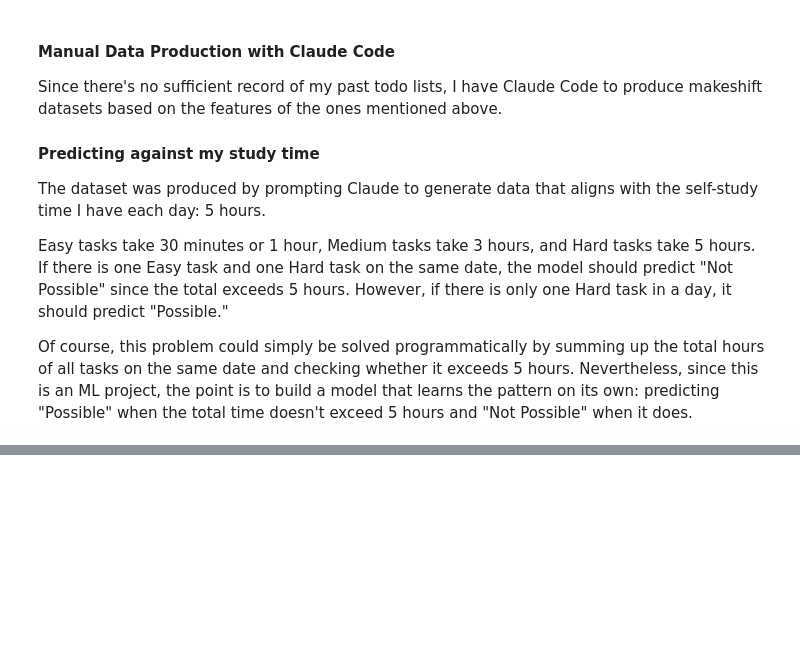
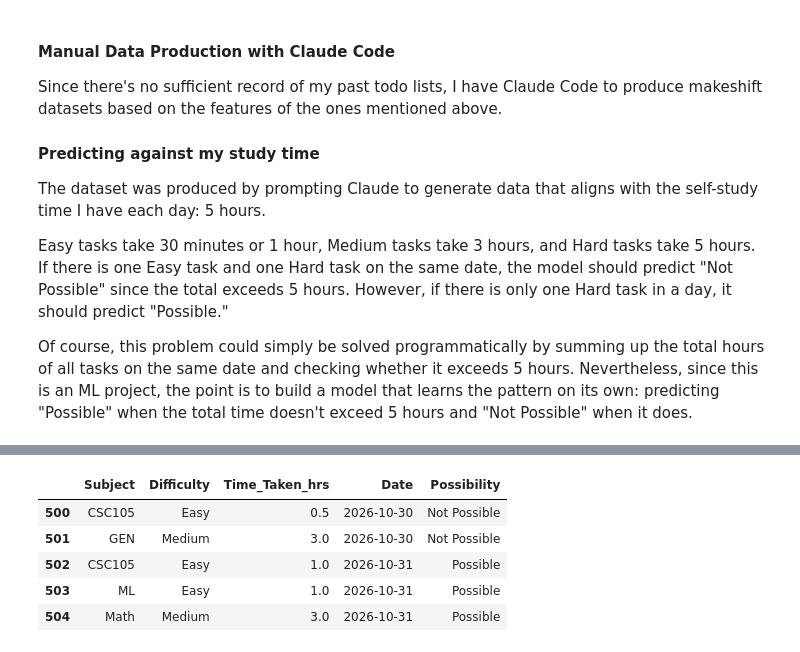
Before and after one commit to wunnakueleon/Machine-Learning, a Jupyter notebook: Wunna's_ToDo_List_Reality_Check.ipynb, the cells around one changed output, grey strips where cells are left out. Saved outputs shown, nothing was run; the diff lists cells and outputs as text; code cells hidden in the pictures; blank space fills up the shorter version.

```diff
--- a/Wunna's_ToDo_List_Reality_Check.ipynb
+++ b/Wunna's_ToDo_List_Reality_Check.ipynb
@@ -47,0 +72,9 @@ Of course, this problem could simply be solved programmatically by summing up th
+# %%
+df.tail()
+# %% [output]
+|  | Subject | Difficulty | Time_Taken_hrs | Date | Possibility |
+| 500 | CSC105 | Easy | 0.5 | 2026-10-30 | Not Possible |
+| 501 | GEN | Medium | 3.0 | 2026-10-30 | Not Possible |
+| 502 | CSC105 | Easy | 1.0 | 2026-10-31 | Possible |
+| 503 | ML | Easy | 1.0 | 2026-10-31 | Possible |
+| 504 | Math | Medium | 3.0 | 2026-10-31 | Possible |
```
Also changed, not shown: parts of 27 cells of this notebook.
